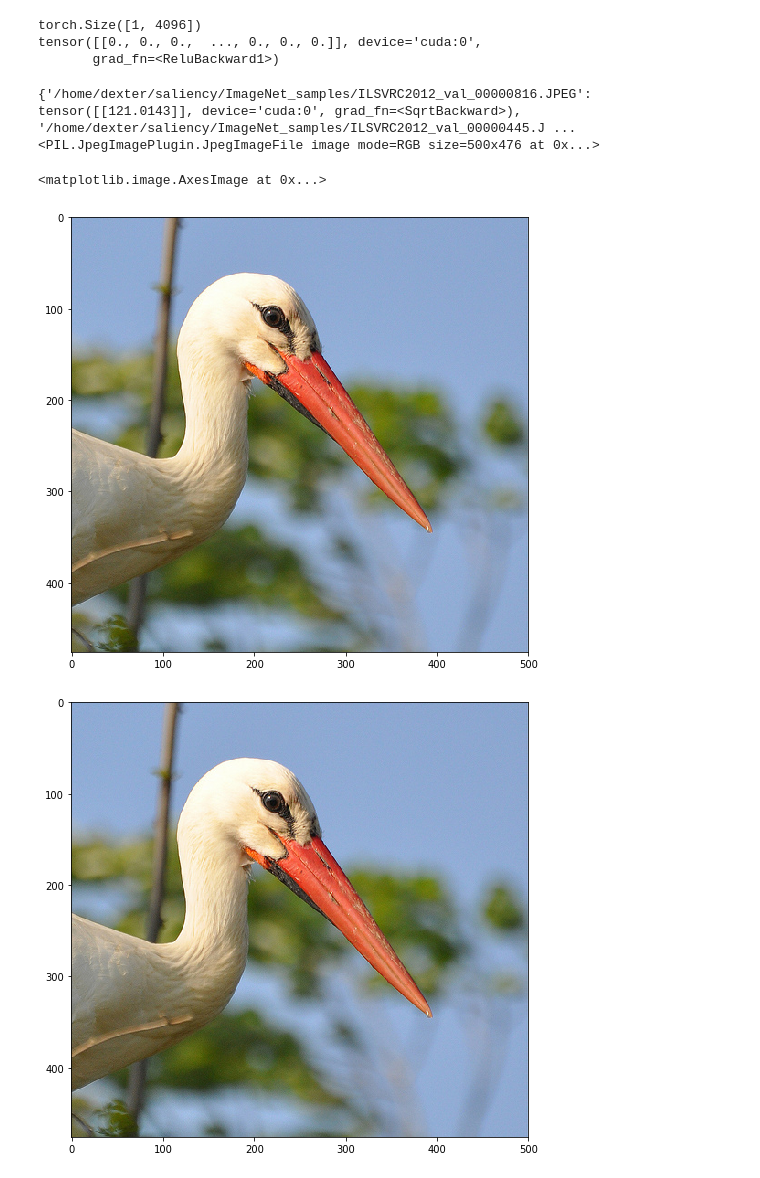
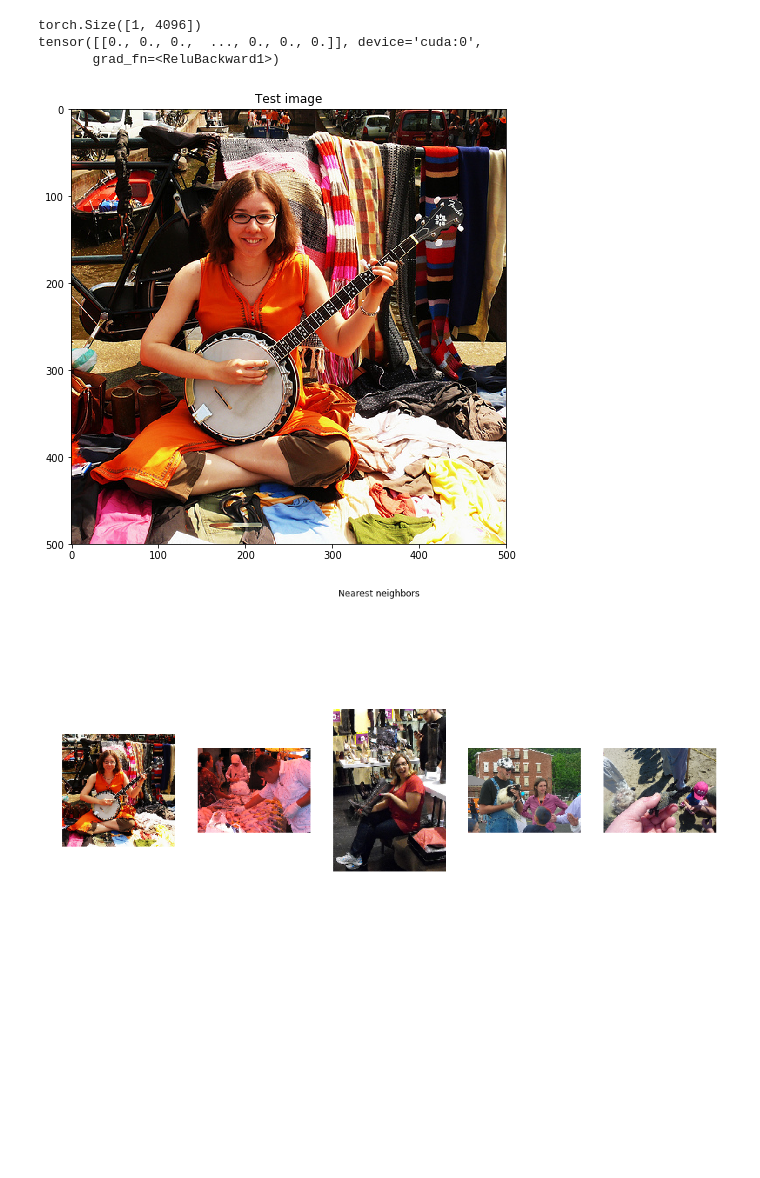
Before and after one commit to giangnguyen2412/ImageNet-Image-Retrieval, a Jupyter notebook: NearestNeighbors.ipynb, the cells around one changed output. Drawn from its saved outputs; the diff is of its cells as text; code cells hidden in the pictures; blank space fills up the shorter version.

```diff
--- a/NearestNeighbors.ipynb
+++ b/NearestNeighbors.ipynb
@@ -129,8 +97,7 @@ print(len(feature_vectors_dict))
 # %%
-# Change to your test image path
-test_image_path = '/home/dexter/Downloads/A-journey-into-Convolutional-Neural-Network-visualization-/test/test2.JPEG'
+# Path to your test image
+test_image_path = 'path_to_your_test_image'
 test_image = Image.open(test_image_path)
-print(test_image)
 fig = plt.figure()
 plt.imshow(test_image)
 # %% [output]
@@ -203,23 +143,25 @@ def pdist(sample_1, sample_2, norm=2, eps=1e-5):
         differences = torch.abs(expanded_1 - expanded_2) ** norm
         inner = torch.sum(differences, dim=2, keepdim=False)
         return (eps + inner) ** (1. / norm)
-# %%
-new_dict = {}
-for key, feature_vector in feature_vectors_dict.items():
-    new_dict[key] = pdist(embedding, feature_vector)
-
-print(new_dict)
-test_image = Image.open(test_image_path)
-print(test_image)
-fig = plt.figure()
-plt.imshow(test_image)
-path = min(new_dict, key=new_dict.get)
-similar_image = Image.open(path)
-fig = plt.figure()
-plt.imshow(similar_image)
-# %% [output]
-{'/home/dexter/saliency/ImageNet_samples/ILSVRC2012_val_00000816.JPEG': tensor([[121.0143]], device='cuda:0', grad_fn=<SqrtBackward>), '/home/dexter/saliency/ImageNet_samples/ILSVRC2012_val_00000445.J ...
-<PIL.JpegImagePlugin.JpegImageFile image mode=RGB size=500x476 at 0x...>
-<matplotlib.image.AxesImage at 0x...>
-[figure, removed]
-[figure, removed]
+# %%
+from operator import itemgetter
+distance_dict = dict()
+neighbors = list()
+K = 5 # Change to your expected number of nearest neighbors
+
+for key, feature_vector in feature_vectors_dict.items():
+    distance_dict[key] = pdist(embedding, feature_vector) # Compute distance between 2 vectors
+
+test_image = Image.open(test_image_path)
+fig = plt.figure()
+plt.title('Test image')
+plt.imshow(test_image)
+
+res = dict(sorted(distance_dict.items(), key = itemgetter(1))[:K])
+for similar_image in res.keys():
+    neighbors.append(Image.open(similar_image))
+
+subplot(neighbors, title='Nearest neighbors', nrows=1, ncols=K)
+# %% [output]
+[figure, added]
+[figure, added]
```
Also changed, not shown: parts of 10 cells of this notebook.
